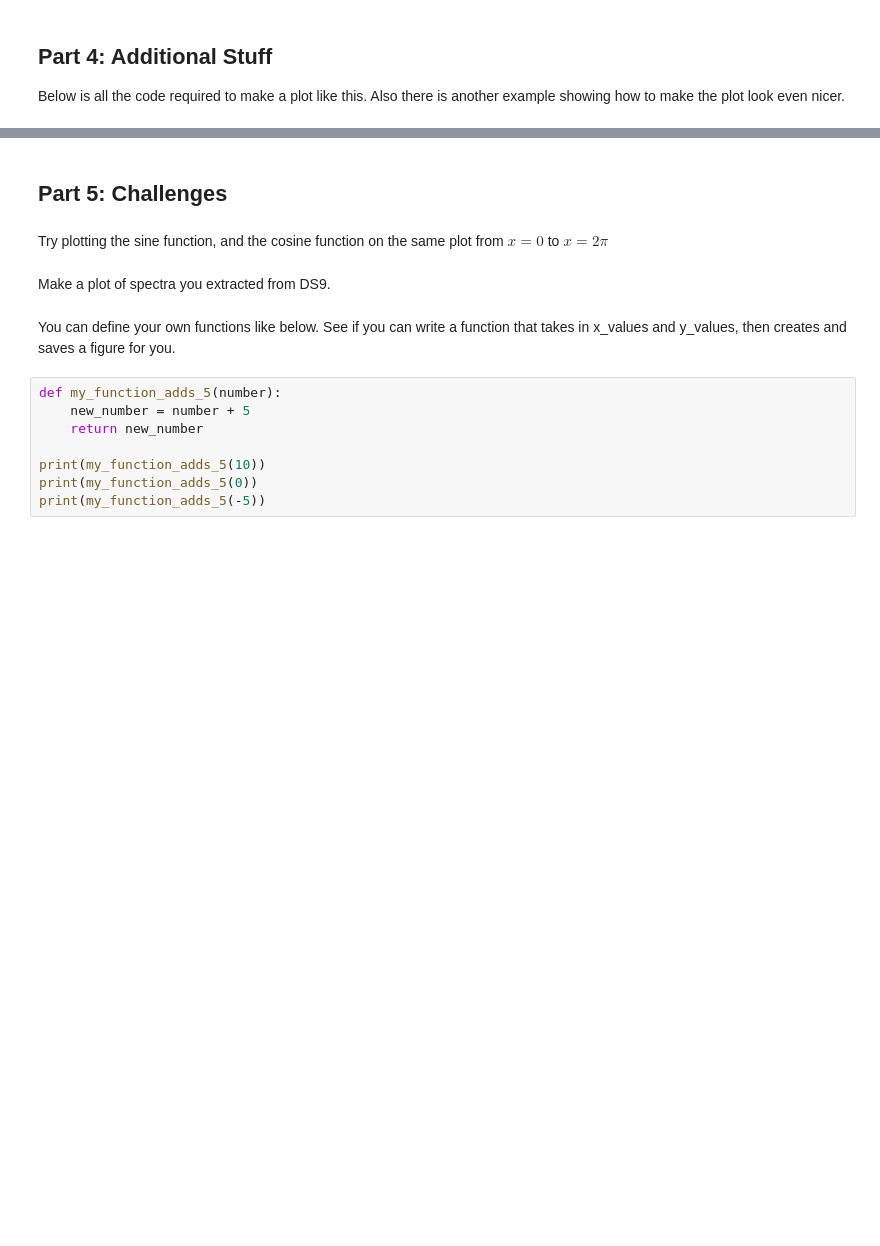
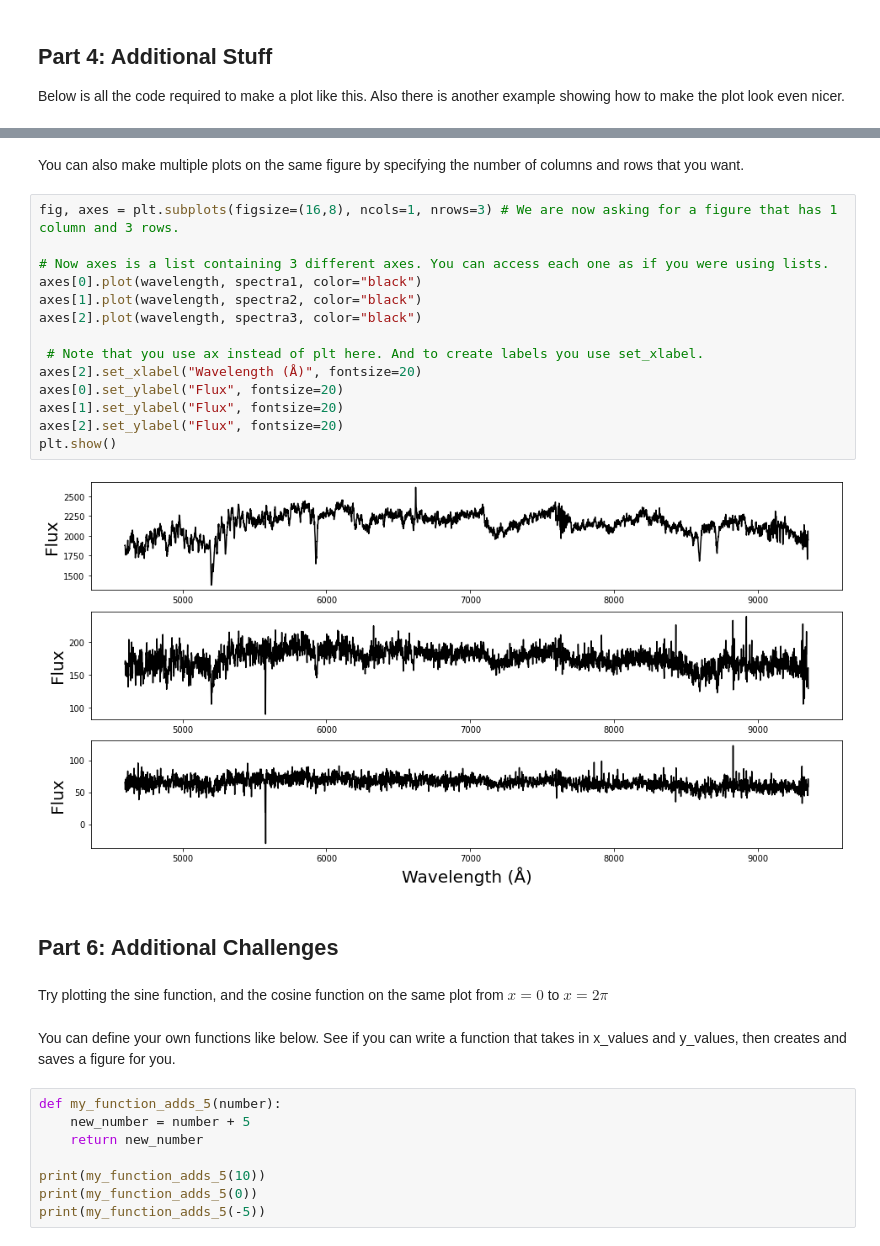
Before and after one commit to abatten/introduction-to-computing, a Jupyter notebook: introduction_to_python.ipynb, the cells around one changed output, grey strips where cells are left out. Saved outputs shown, nothing was run; the diff lists cells and outputs as text; blank space fills up the shorter version.

```diff
--- a/introduction_to_python.ipynb
+++ b/introduction_to_python.ipynb
@@ -481,9 +560,26 @@ plt.savefig("example_plot.png", dpi=image_resolution) # make the image higher re
+# %% [markdown]
+
+You can also make multiple plots on the same figure by specifying the number of columns and rows that you want.
+# %%
+fig, axes = plt.subplots(figsize=(16,8), ncols=1, nrows=3) # We are now asking for a figure that has 1 column and 3 rows.
+
+# Now axes is a list containing 3 different axes. You can access each one as if you were using lists.
+axes[0].plot(wavelength, spectra1, color="black")
+axes[1].plot(wavelength, spectra2, color="black")
+axes[2].plot(wavelength, spectra3, color="black")
+
+ # Note that you use ax instead of plt here. And to create labels you use set_xlabel.
+axes[2].set_xlabel("Wavelength (Å)", fontsize=20)
+axes[0].set_ylabel("Flux", fontsize=20)
+axes[1].set_ylabel("Flux", fontsize=20)
+axes[2].set_ylabel("Flux", fontsize=20)
+plt.show()
+# %% [output]
+[figure, added]
 # %% [markdown]
-## Part 5: Challenges
+## Part 6: Additional Challenges
 # %% [markdown]
 Try plotting the sine function, and the cosine function on the same plot from $x = 0$ to $x = 2\pi$
-# %% [markdown]
-Make a plot of spectra you extracted from DS9.
 # %% [markdown]
 You can define your own functions like below. See if you can write a function that takes in x_values and y_values, then creates and saves a figure for you.
 # %%
```
Also changed, not shown: parts of 15 cells of this notebook.
